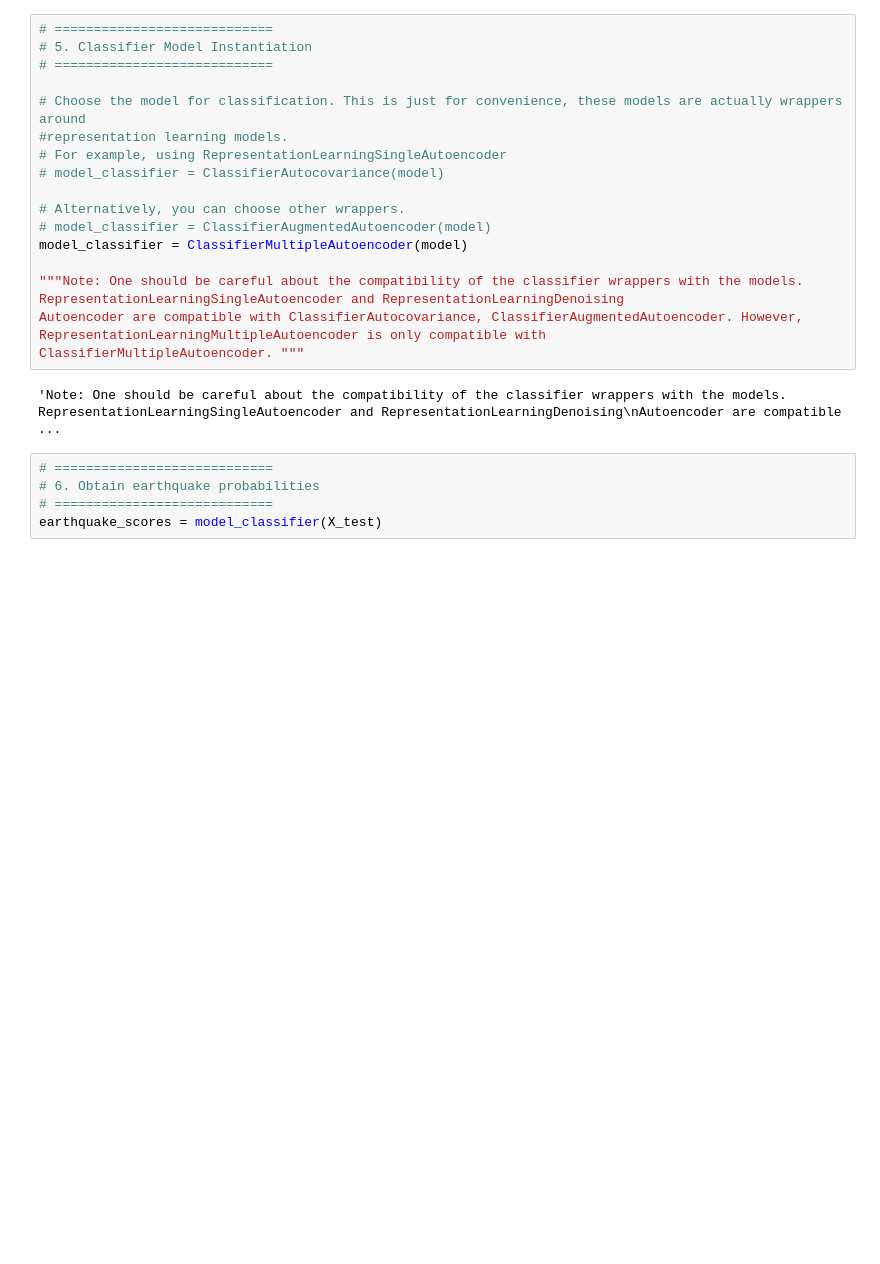
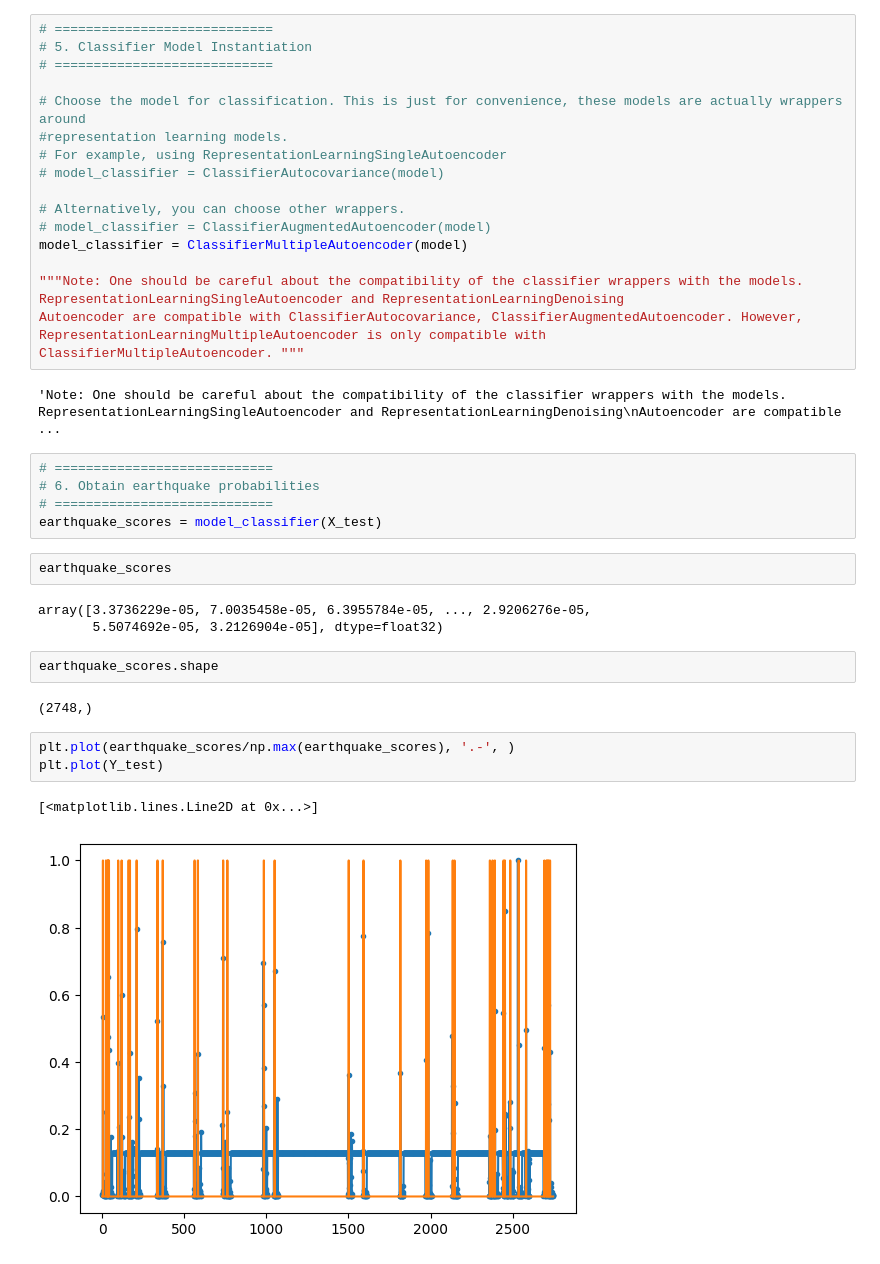
Before and after one commit to egead/rawcovar, a Jupyter notebook: npy_analysis/model_test.ipynb, the cells around one changed output. Drawn from its saved outputs; the diff is of its cells as text; blank space fills up the shorter version.

```diff
--- a/npy_analysis/model_test.ipynb
+++ b/npy_analysis/model_test.ipynb
@@ -143,6 +159,21 @@ ClassifierMultipleAutoencoder. """
 # 6. Obtain earthquake probabilities
 # ============================
 earthquake_scores = model_classifier(X_test)
+# %%
+earthquake_scores
+# %% [output]
+array([3.3736229e-05, 7.0035458e-05, 6.3955784e-05, ..., 2.9206276e-05,
+       5.5074692e-05, 3.2126904e-05], dtype=float32)
+# %%
+earthquake_scores.shape
+# %% [output]
+(2748,)
+# %%
+plt.plot(earthquake_scores/np.max(earthquake_scores), '.-', )
+plt.plot(Y_test)
+# %% [output]
+[<matplotlib.lines.Line2D at 0x...>]
+[figure, added]
 # %%
 # ============================
 # 7. Plot ROC curve.
```
Also changed, not shown: parts of 15 cells of this notebook, 15 other files.
